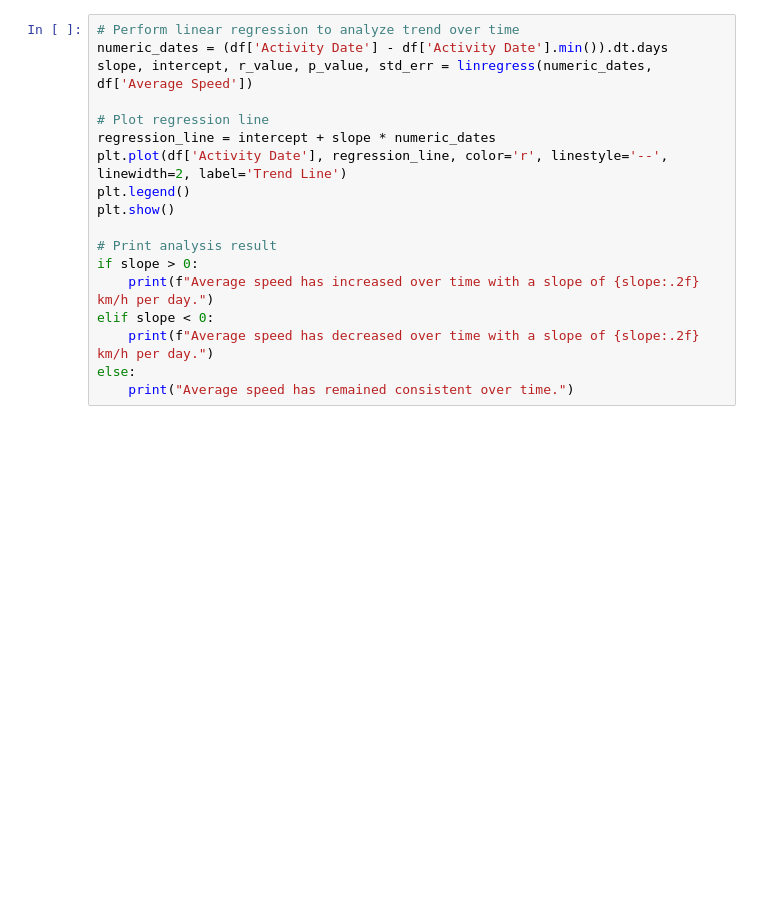
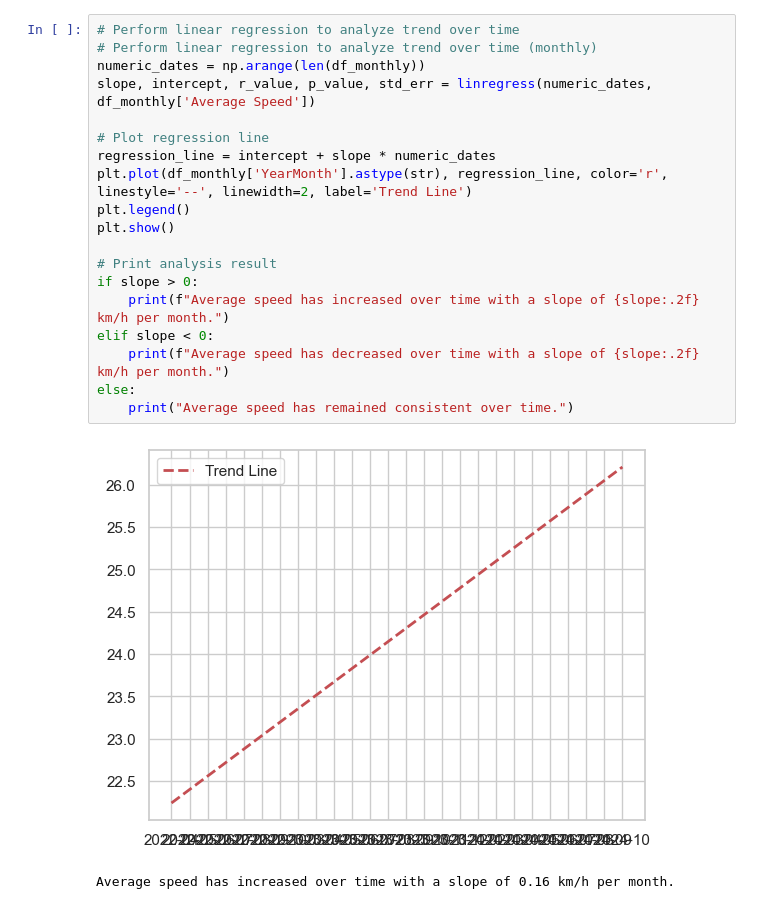
Before and after one commit to eliasingea/Strava_Analysis, a Jupyter notebook: strava.ipynb, the cells around one changed output. Cells and saved outputs as stored; diff of their text form; blank space fills up the shorter version.

```diff
--- a/strava.ipynb
+++ b/strava.ipynb
@@ -45,18 +99,22 @@ plt.show()
 # %%
 # Perform linear regression to analyze trend over time
-numeric_dates = (df['Activity Date'] - df['Activity Date'].min()).dt.days
-slope, intercept, r_value, p_value, std_err = linregress(numeric_dates, df['Average Speed'])
+# Perform linear regression to analyze trend over time (monthly)
+numeric_dates = np.arange(len(df_monthly))
+slope, intercept, r_value, p_value, std_err = linregress(numeric_dates, df_monthly['Average Speed'])
 
 # Plot regression line
 regression_line = intercept + slope * numeric_dates
-plt.plot(df['Activity Date'], regression_line, color='r', linestyle='--', linewidth=2, label='Trend Line')
+plt.plot(df_monthly['YearMonth'].astype(str), regression_line, color='r', linestyle='--', linewidth=2, label='Trend Line')
 plt.legend()
 plt.show()
 
 # Print analysis result
 if slope > 0:
-    print(f"Average speed has increased over time with a slope of {slope:.2f} km/h per day.")
+    print(f"Average speed has increased over time with a slope of {slope:.2f} km/h per month.")
 elif slope < 0:
-    print(f"Average speed has decreased over time with a slope of {slope:.2f} km/h per day.")
+    print(f"Average speed has decreased over time with a slope of {slope:.2f} km/h per month.")
 else:
     print("Average speed has remained consistent over time.")
+# %% [output]
+[figure, added]
+Average speed has increased over time with a slope of 0.16 km/h per month.
```
Also changed, not shown: parts of 5 cells of this notebook, 2 other files.
